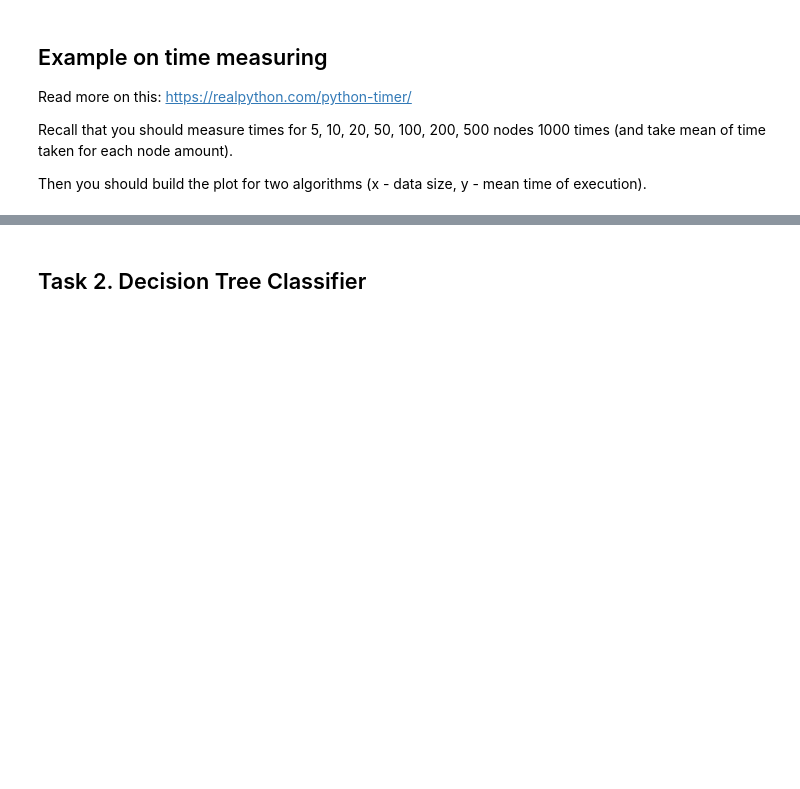
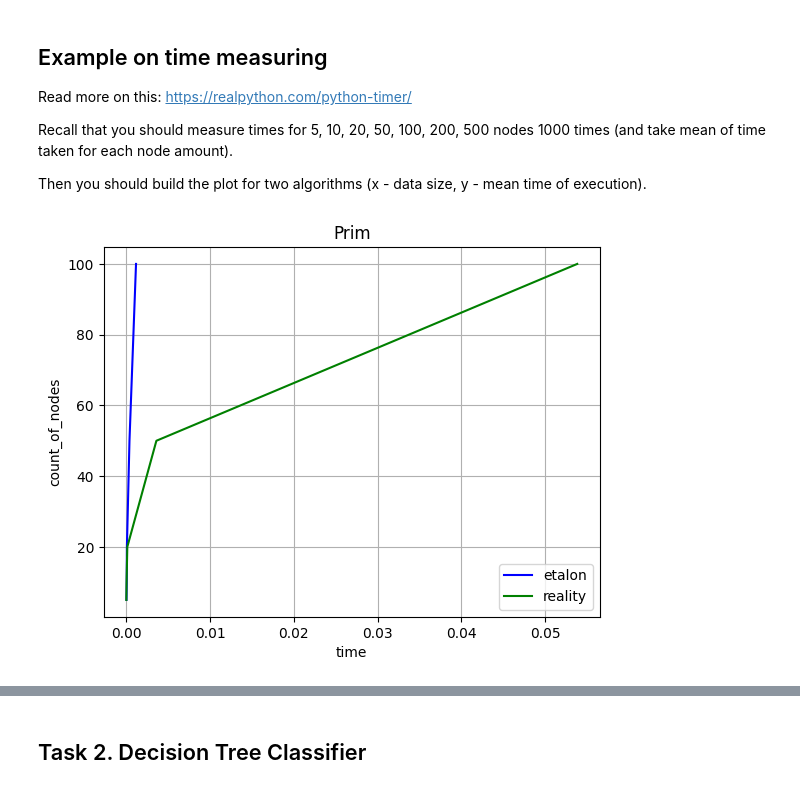
Before and after one commit to Luzefik/lab_1_discrete-math, a Jupyter notebook: Lab1_trees.ipynb, the cells around one changed output, grey strips where cells are left out. Cells and saved outputs as stored; diff of their text form; code cells hidden in the pictures; blank space fills up the shorter version.

Commit message:
time measurement of prim and kruskal algos and result of it

```diff
--- a/Lab1_trees.ipynb
+++ b/Lab1_trees.ipynb
@@ -247,18 +321,33 @@ Then you should build the plot for two algorithms (x - data size, y - mean time
 # %%
 import time
 from tqdm import tqdm
-# %%
-NUM_OF_ITERATIONS = 1000
-time_taken = 0
-for i in tqdm(range(NUM_OF_ITERATIONS)):
-
-    # note that we should not measure time of graph creation
-    G = gnp_random_connected_graph(100, 0.4, False)
-
-    start = time.time()
-    tree.minimum_spanning_tree(G, algorithm="prim")
-    end = time.time()
-
-    time_taken += end - start
-
-time_taken / NUM_OF_ITERATIONS
+# %%
+NUM_OF_ITERATIONS = 1000
+time_taken = {'etalon':{}, 'reality': {}}
+
+def measure(func, *args, **kwargs):
+    start = time.time()
+    func(*args, **kwargs)
+    end = time.time()
+
+    return end-start
+
+for count in (5, 10, 20, 50, 100):
+    for i in tqdm(range(NUM_OF_ITERATIONS)):
+
+        # note that we should not measure time of graph creation
+        G = gnp_random_connected_graph(count, 0.4, False)
+
+        time_taken['etalon'][count] = measure(tree.minimum_spanning_tree, G, algorithm="prim")
+        time_taken['reality'][count] = measure(prim_mst, G)
+
+plt.plot(time_taken['etalon'].values(), time_taken['etalon'].keys(), label="etalon", color="b", linestyle="-")
+plt.plot(time_taken['reality'].values(), time_taken['reality'].keys(), label="reality", color="g", linestyle="-")
+plt.xlabel("time")
+plt.ylabel("count_of_nodes")
+plt.title("Prim")
+plt.legend()
+plt.grid()
+plt.show()
+# %% [output]
+[figure, added]
```
Also changed, not shown: parts of 17 cells of this notebook, 2 other files.
